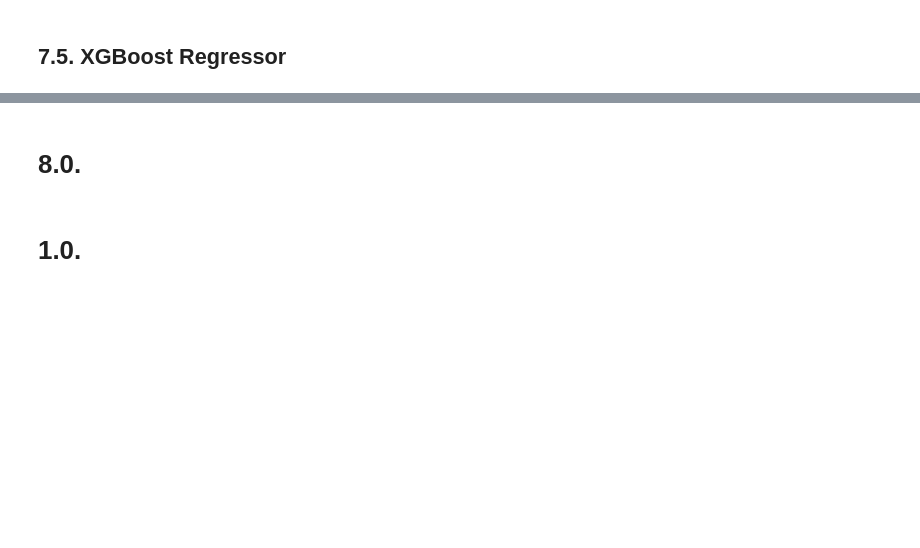
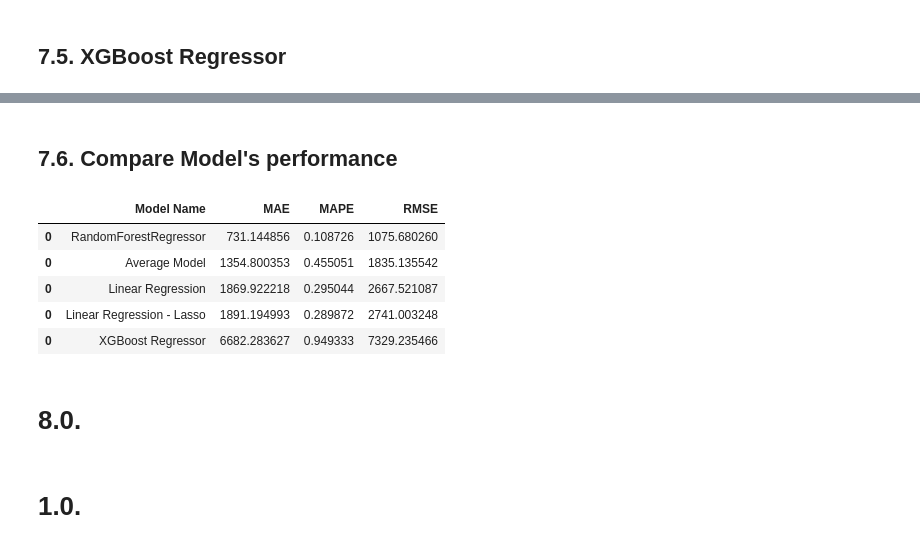
Before and after one commit to Davipaulo9/Sales-Prediction-Pharmacy-Rossmann, a Jupyter notebook: m07_v01_store_sales_prediction.ipynb, the cells around one changed output, grey strips where cells are left out. Cells and saved outputs as stored; diff of their text form; code cells hidden in the pictures; blank space fills up the shorter version.

```diff
--- a/m07_v01_store_sales_prediction.ipynb
+++ b/m07_v01_store_sales_prediction.ipynb
@@ -1337,3 +1337,15 @@ Parameters: { "colsample_bytee" } might not be used.
+# %% [markdown]
+## 7.6. Compare Model's performance
+# %%
+modelling_result = pd.concat( [baseline_result, lr_result, lrr_result, rf_result, xgb_result] )
+modelling_result.sort_values( 'RMSE' )
+# %% [output]
+|  | Model Name | MAE | MAPE | RMSE |
+| 0 | RandomForestRegressor | 731.144856 | 0.108726 | 1075.680260 |
+| 0 | Average Model | 1354.800353 | 0.455051 | 1835.135542 |
+| 0 | Linear Regression | 1869.922218 | 0.295044 | 2667.521087 |
+| 0 | Linear Regression - Lasso | 1891.194993 | 0.289872 | 2741.003248 |
+| 0 | XGBoost Regressor | 6682.283627 | 0.949333 | 7329.235466 |
 # %% [markdown]
 # 8.0.
 # %% [markdown]
```
Also changed, not shown: parts of 3 cells of this notebook.
